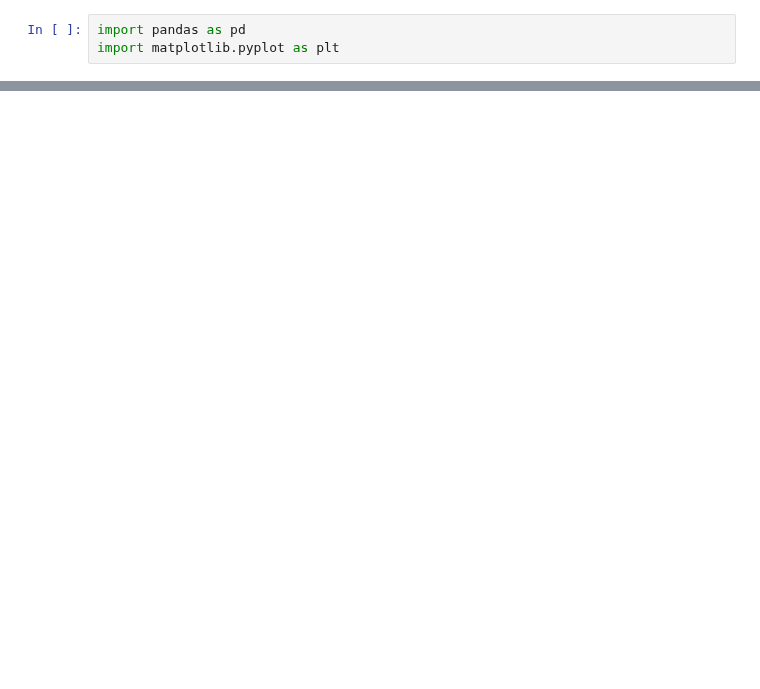
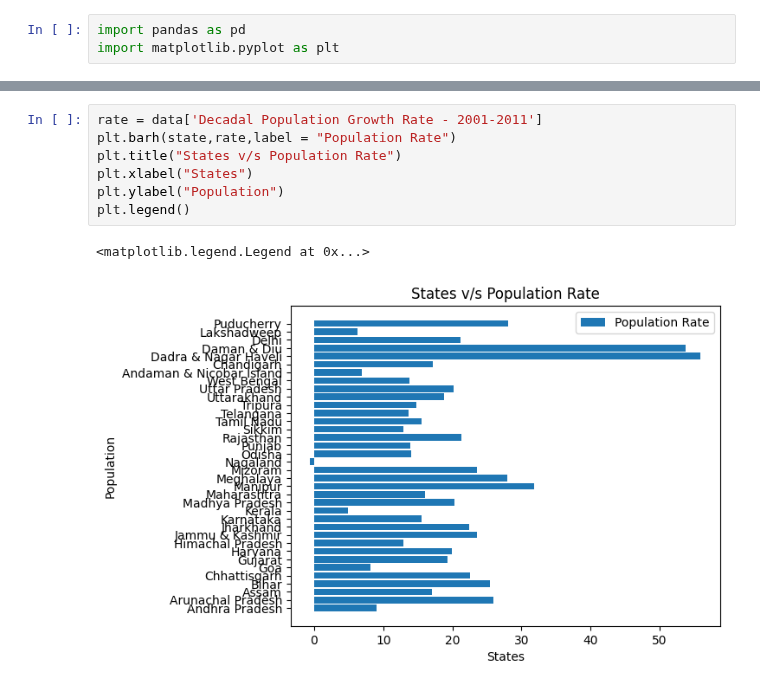
Before and after one commit to Sath2003/DAV, a Jupyter notebook: TIMEPASS.ipynb, the cells around one changed output, grey strips where cells are left out. Saved outputs shown, nothing was run; the diff lists cells and outputs as text; blank space fills up the shorter version.

```diff
--- a/TIMEPASS.ipynb
+++ b/TIMEPASS.ipynb
@@ -25,0 +26,10 @@ plt.show()
+# %%
+rate = data['Decadal Population Growth Rate - 2001-2011']
+plt.barh(state,rate,label = "Population Rate")
+plt.title("States v/s Population Rate")
+plt.xlabel("States")
+plt.ylabel("Population")
+plt.legend()
+# %% [output]
+<matplotlib.legend.Legend at 0x...>
+[figure, added]
```
Also changed, not shown: parts of 3 cells of this notebook, 1 other file.
